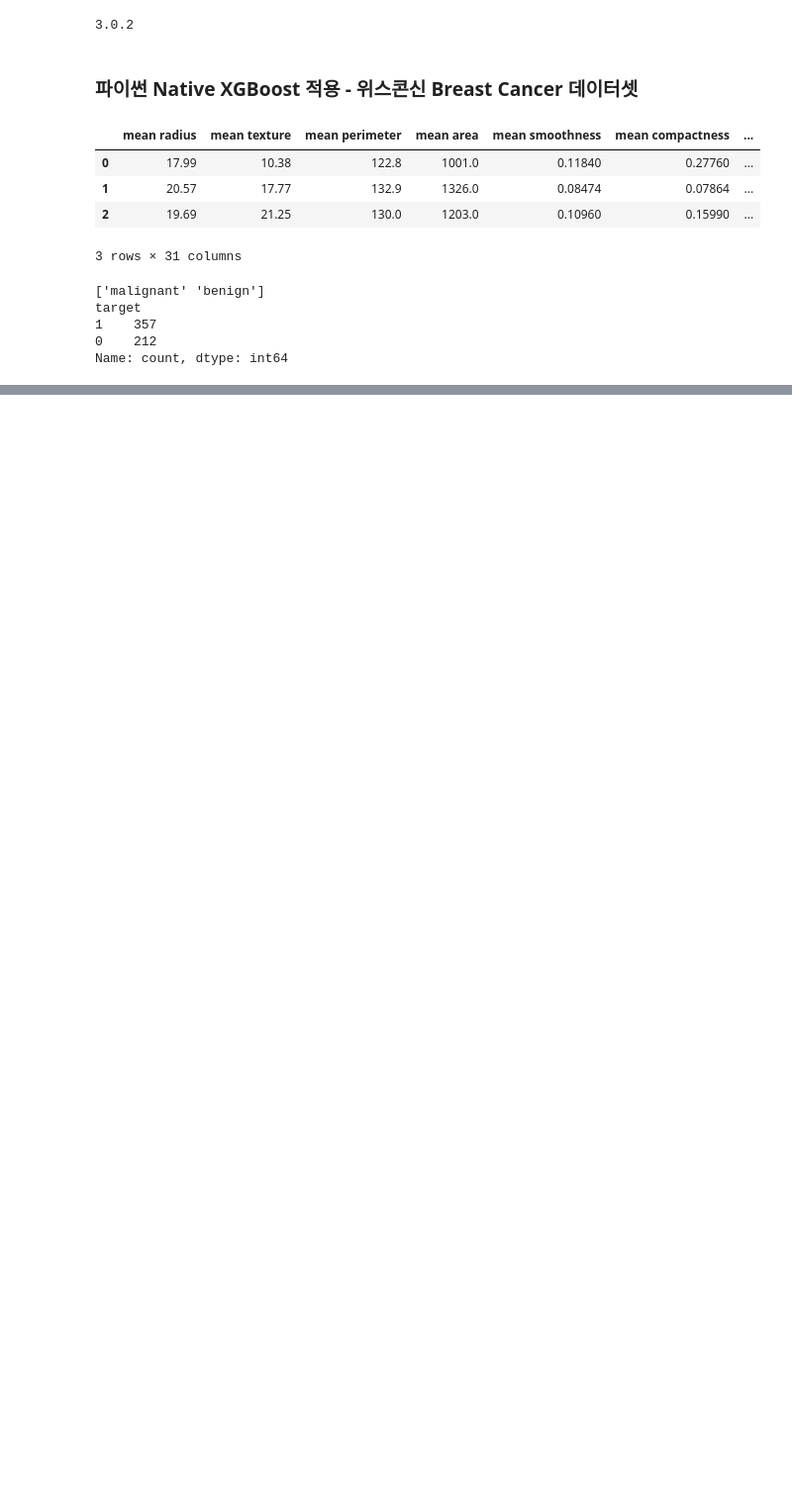
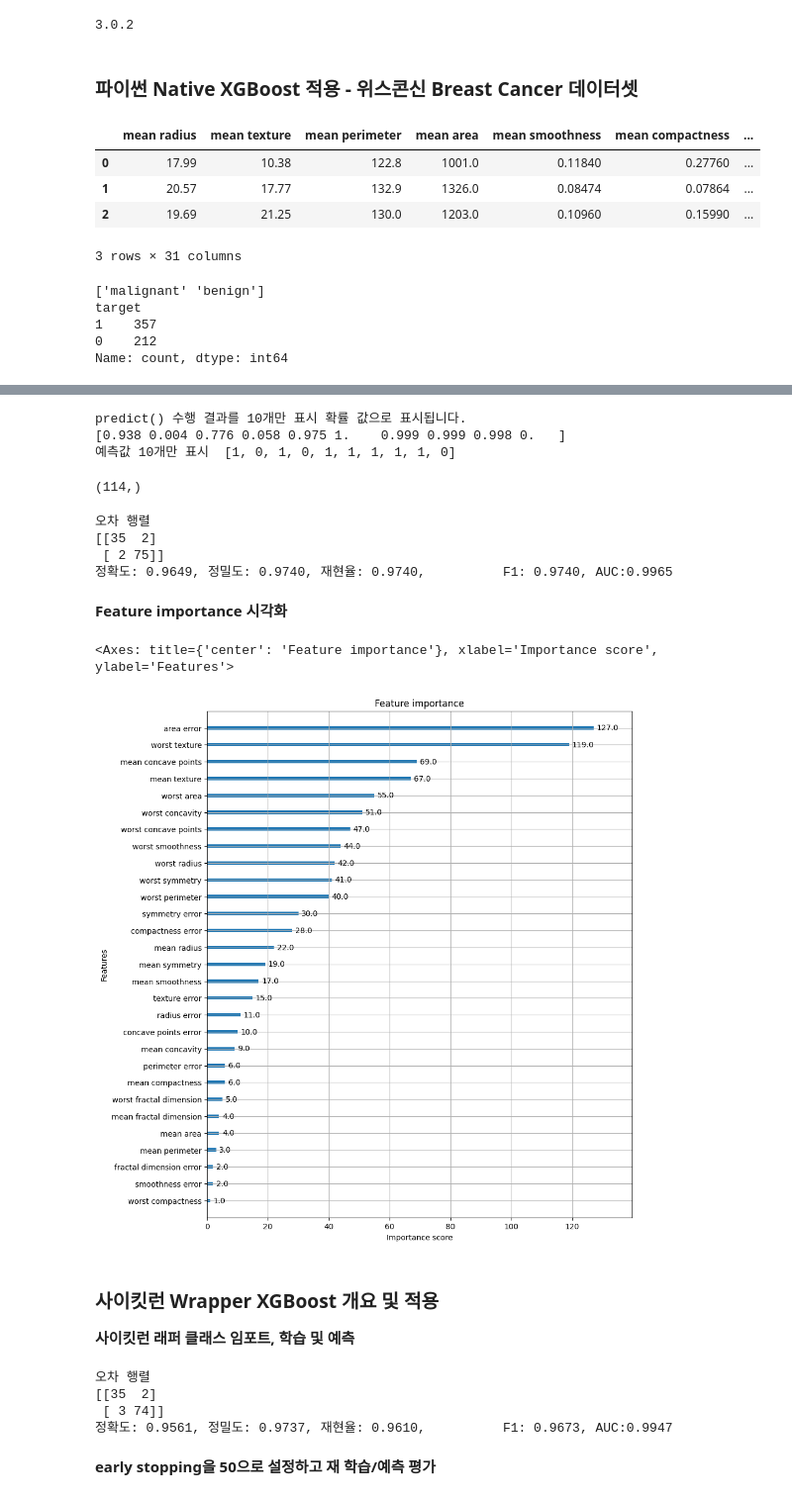
Before and after one commit to SongBeom00/ML, a Jupyter notebook: perfect_guide/4장/4.6 _XGBoost(eXtra Gradient Boost).ipynb, the cells around one changed output, grey strips where cells are left out. Shown at 99% size. Cells and saved outputs as stored; diff of their text form; code cells hidden in the pictures; blank space fills up the shorter version.

Commit message:
:sparkles: xgboost

```diff
--- a/perfect_guide/4장/4.6 _XGBoost(eXtra Gradient Boost).ipynb
+++ b/perfect_guide/4장/4.6 _XGBoost(eXtra Gradient Boost).ipynb
@@ -40,3 +40,15 @@ target
 1    357
 0    212
 Name: count, dtype: int64
+# %%
+X_features = cancer_df.iloc[:,:-1]
+y_label = cancer_df.iloc[:,[-1]]
+
+# 전체 데이터 중에 80% 학습 데이터, 20% 테스트 데이터
+X_train, X_test, y_train, y_test = train_test_split(X_features, y_label,test_size=0.2,random_state=156)
+
+# 위에서 만든 학습 데이터를 다시 쪼개서 90% 학습 10% 검증 데이터
+X_tr, X_val, y_tr, y_val = train_test_split(X_train,y_train, test_size=0.1, random_state=156)
+
+print(X_train.shape, X_test.shape)
+print(X_tr.shape, X_val.shape)
@@ -42,0 +62,4 @@ Name: count, dtype: int64
+# %%
+dtr = xgb.DMatrix(data=X_tr, label=y_tr) # 학습용
+dval= xgb.DMatrix(data=X_val, label=y_val) # 검증용
+dtest = xgb.DMatrix(data=X_test, label=y_test) # 테스트용
@@ -42,0 +68,8 @@ Name: count, dtype: int64
+# %%
+params = {
+    'max_depth':3,
+    'eta':0.05, # sklearn 에서는 learning_rate
+    'objective':'binary:logistic', # 이진 분류 (sigmoid)
+    'eval_metric':'logloss'
+}
+num_rounds = 400
@@ -42,0 +78,3 @@ Name: count, dtype: int64
+# %%
+eval_list = [(dtr,'train'),(dval,'eval')]
+xgb_model = xgb.train(params=params, dtrain=dtr, num_boost_round=num_rounds, early_stopping_rounds=50, evals=eval_list)
@@ -42,0 +101,15 @@ Name: count, dtype: int64
+# %%
+pred_probs = xgb_model.predict(dtest)
+print('predict() 수행 결과를 10개만 표시 확률 값으로 표시됩니다.')
+print(np.round(pred_probs[:10], 3))
+
+preds = [ 1 if x > 0.5 else 0 for x in pred_probs]
+print("예측값 10개만 표시 ",preds[:10])
+# %% [output]
+predict() 수행 결과를 10개만 표시 확률 값으로 표시됩니다.
+[0.938 0.004 0.776 0.058 0.975 1.    0.999 0.999 0.998 0.   ]
+예측값 10개만 표시  [1, 0, 1, 0, 1, 1, 1, 1, 1, 0]
+# %%
+pred_probs.shape
+# %% [output]
+(114,)
@@ -42,0 +133,22 @@ Name: count, dtype: int64
+# %%
+get_clf_eval(y_test, preds, pred_probs)
+# %% [output]
+오차 행렬
+[[35  2]
+ [ 2 75]]
+정확도: 0.9649, 정밀도: 0.9740, 재현율: 0.9740,          F1: 0.9740, AUC:0.9965
+# %% [markdown]
+**Feature importance 시각화**
+# %%
+import matplotlib.pyplot as plt
+%matplotlib inline
+
+fig, ax = plt.subplots(figsize=(10, 12))
+plot_importance(xgb_model, ax=ax)
+# %% [output]
+<Axes: title={'center': 'Feature importance'}, xlabel='Importance score', ylabel='Features'>
+[figure, added]
+# %% [markdown]
+### 사이킷런 Wrapper XGBoost 개요 및 적용
+
+**사이킷런 래퍼 클래스 임포트, 학습 및 예측**
@@ -42,0 +162,9 @@ Name: count, dtype: int64
+# %%
+get_clf_eval(y_test, w_preds, w_pred_proba)
+# %% [output]
+오차 행렬
+[[35  2]
+ [ 3 74]]
+정확도: 0.9561, 정밀도: 0.9737, 재현율: 0.9610,          F1: 0.9673, AUC:0.9947
+# %% [markdown]
+**early stopping을 50으로 설정하고 재 학습/예측 평가**
```
Also changed, not shown: parts of 13 cells of this notebook, 2 other files.
